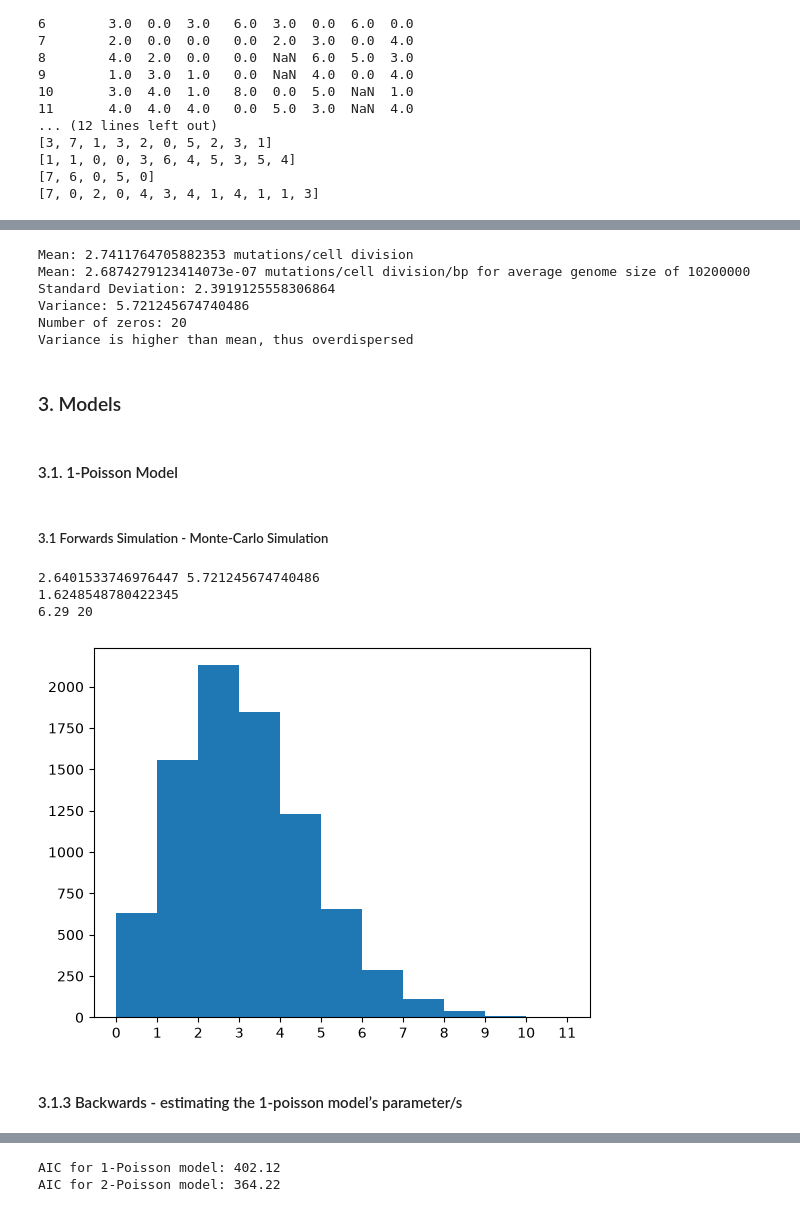
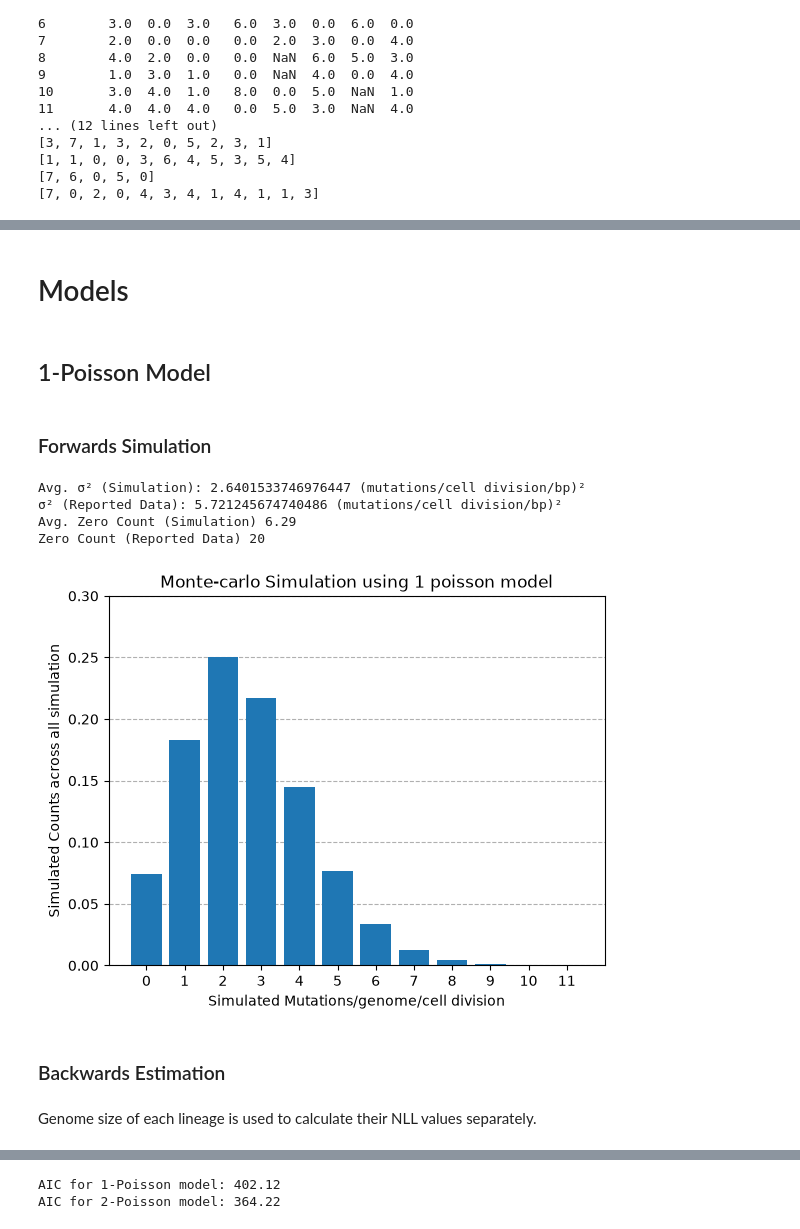
Before and after one commit to atomsim/cb2330-PRO1-Pair23, a Jupyter notebook: project.ipynb, the cells around one changed output, grey strips where cells are left out. Drawn from its saved outputs; the diff is of its cells as text; code cells hidden in the pictures.

Commit message:
rearraged cells

```diff
--- a/project.ipynb
+++ b/project.ipynb
@@ -289,53 +297,57 @@ plt.show()
-# %%
-print(f"Mean: {mean_count} mutations/cell division")
-print(f"Mean: {mutation_rate} mutations/cell division/bp for average genome size of {genome_size}")
-print(f"Standard Deviation: {sigma}")
-print(f"Variance: {rprt_variance}")
-print(f"Number of zeros: {rprt_zeros}")
-print("Variance is higher than mean, thus overdispersed")
-# %% [output]
-Mean: 2.7411764705882353 mutations/cell division
-Mean: 2.6874279123414073e-07 mutations/cell division/bp for average genome size of 10200000
-Standard Deviation: 2.3919125558306864
-Variance: 5.721245674740486
-Number of zeros: 20
-Variance is higher than mean, thus overdispersed
-# %% [markdown]
-### 3. Models
+# %% [markdown]
+# Models
 # %% [markdown]
-#### 3.1. 1-Poisson Model
+## 1-Poisson Model
 # %% [markdown]
-##### 3.1 Forwards Simulation - Monte-Carlo Simulation
+### Forwards Simulation
 # %%
 cell_divisions = 85
 state = seed
 
 simulated_runs_oneP = []
 sim_oneP_devs = []
 sim_oneP_zeros = []
 sim_oneP_sums = []
 
 for i in range(100):
     simulated_counts, state = experiment_oneP(rprt_one_poisson_lambda, cell_divisions, state)
     simulated_runs_oneP.append(simulated_counts)
     sim_oneP_devs.append(std_dev(simulated_counts))
     sim_oneP_zeros.append(fraction_zero(simulated_counts) * 85)
 
-print(mean(sim_oneP_devs) ** 2, rprt_variance)
-print(mean(sim_oneP_devs))
-print(mean(sim_oneP_zeros), rprt_zeros)
+
+print(f"Avg. σ² (Simulation): {mean(sim_oneP_devs) ** 2} (mutations/cell division/bp)² \nσ² (Reported Data): {sample_variance} (mutations/cell division/bp)²")
+# print(mean(sim_twoP_devs))
+print(f"Avg. Zero Count (Simulation) {mean(sim_oneP_zeros)} \nZero Count (Reported Data) {rprt_zeros}")
 
 fig, ax = plt.subplots()
 simulated_runs_oneP_flat = [y for x in simulated_runs_oneP for y in x]
-ax.hist(simulated_runs_oneP_flat, bins=range(min(simulated_runs_oneP_flat), max(simulated_runs_oneP_flat)+1, 1))
+
+simulated_oneP_mutation_counts = [0] * (max(simulated_runs_oneP_flat) + 1)
+
+
+for count in simulated_runs_oneP_flat:
+    simulated_oneP_mutation_counts[count] += 1
+
+simulated_oneP_mutation_probs = [x/sum(simulated_oneP_mutation_counts) for x in simulated_oneP_mutation_counts]
+
+ax.bar(range(len(simulated_oneP_mutation_probs)), simulated_oneP_mutation_probs, zorder=2)
 ax.set_xticks((range(min(simulated_runs_oneP_flat), max(simulated_runs_oneP_flat)+1, 1)));
+ax.set_title("Monte-carlo Simulation using 1 poisson model")
+ax.set_xlabel("Simulated Mutations/genome/cell division")
+ax.set_ylabel("Simulated Counts across all simulation")
+ax.grid(axis="y", linestyle="--")
+ax.set_ylim(0,0.3);
 # %% [output]
-2.6401533746976447 5.721245674740486
-1.6248548780422345
-6.29 20
+Avg. σ² (Simulation): 2.6401533746976447 (mutations/cell division/bp)²
+σ² (Reported Data): 5.721245674740486 (mutations/cell division/bp)²
+Avg. Zero Count (Simulation) 6.29
+Zero Count (Reported Data) 20
-[figure, old version]
+[figure, new version]
 # %% [markdown]
-#### 3.1.3 Backwards - estimating the 1-poisson model’s parameter/s
+### Backwards Estimation
+# %% [markdown]
+Genome size of each lineage is used to calculate their NLL values separately.
 # %%
 mu_candidates = np.arange(0.02, 5, 0.02).tolist()
 
```
Also changed, not shown: parts of 29 cells of this notebook.
